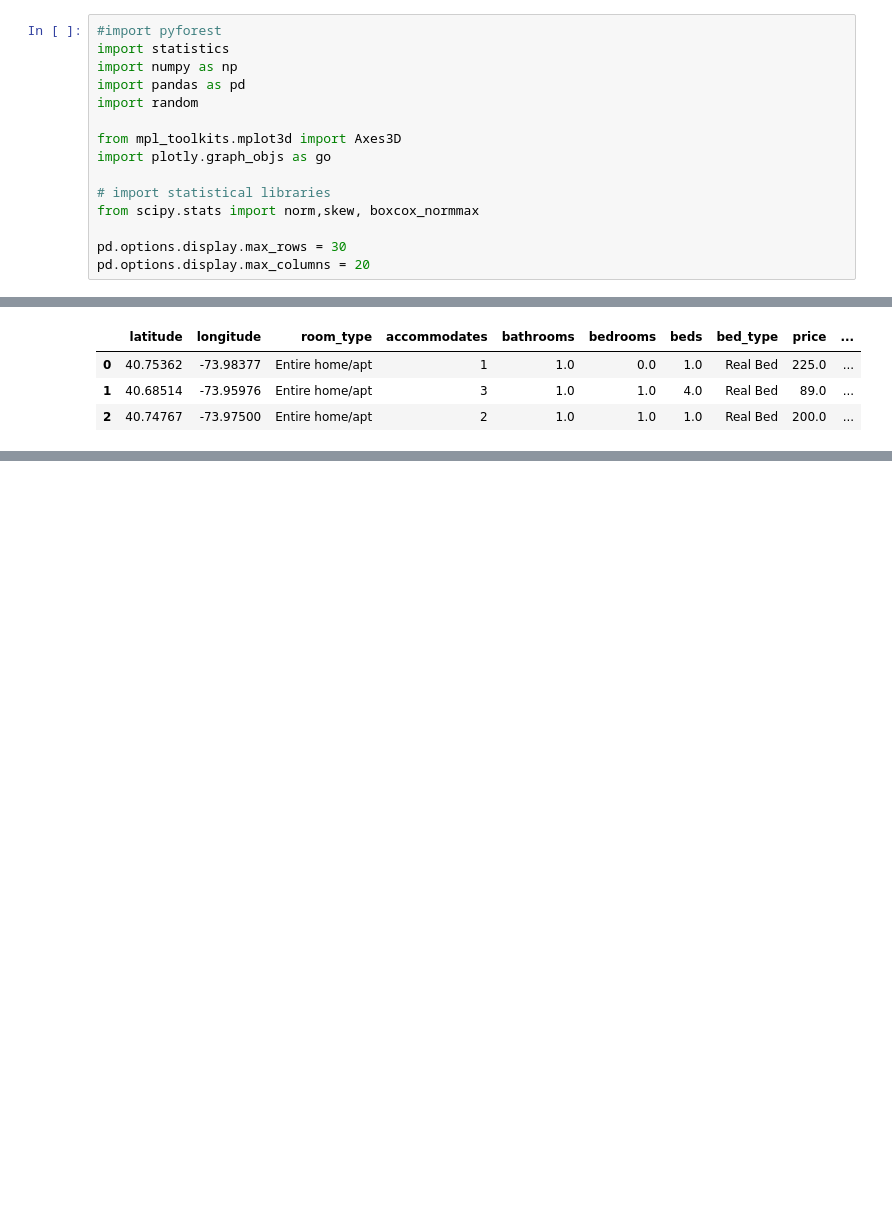
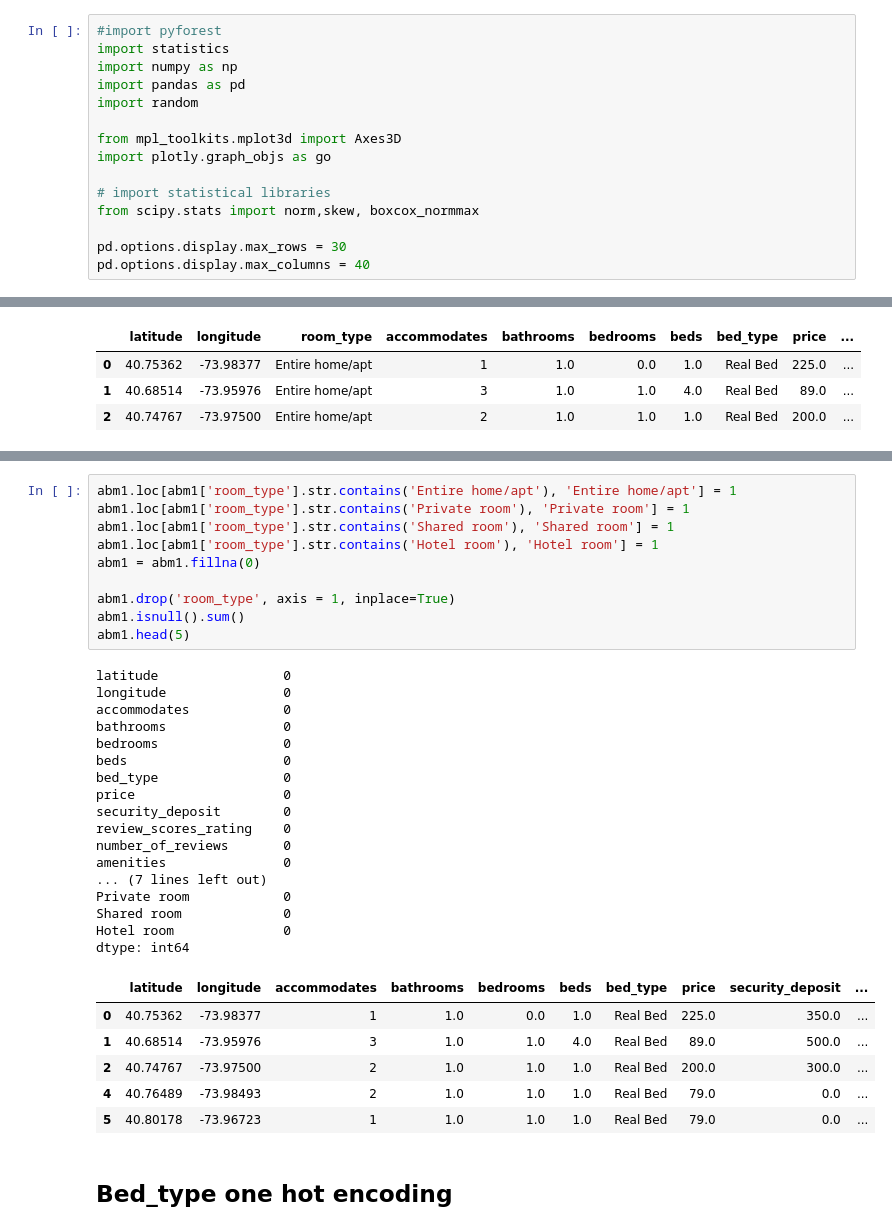
Before and after one commit to whitw/CAUBigdata, a Jupyter notebook: big-data-team-17-cau.ipynb, the cells around one changed output, grey strips where cells are left out. Cells and saved outputs as stored; diff of their text form; blank space fills up the shorter version.

```diff
--- a/big-data-team-17-cau.ipynb
+++ b/big-data-team-17-cau.ipynb
@@ -17,7 +17,7 @@ import plotly.graph_objs as go
 from scipy.stats import norm,skew, boxcox_normmax
 
 pd.options.display.max_rows = 30
-pd.options.display.max_columns = 20
+pd.options.display.max_columns = 40
 # %%
 abm =  pd.read_csv('../input/airbnb-new-york-city-with-106-features/airbnbmark1.csv')
 abm.head(3)
@@ -231,0 +242,36 @@ abm1.head(3)
+# %%
+abm1.loc[abm1['room_type'].str.contains('Entire home/apt'), 'Entire home/apt'] = 1
+abm1.loc[abm1['room_type'].str.contains('Private room'), 'Private room'] = 1
+abm1.loc[abm1['room_type'].str.contains('Shared room'), 'Shared room'] = 1
+abm1.loc[abm1['room_type'].str.contains('Hotel room'), 'Hotel room'] = 1
+abm1 = abm1.fillna(0)
+
+abm1.drop('room_type', axis = 1, inplace=True)
+abm1.isnull().sum()
+abm1.head(5)
+# %% [output]
+latitude                0
+longitude               0
+accommodates            0
+bathrooms               0
+bedrooms                0
+beds                    0
+bed_type                0
+price                   0
+security_deposit        0
+review_scores_rating    0
+number_of_reviews       0
+amenities               0
+... (7 lines left out)
+Private room            0
+Shared room             0
+Hotel room              0
+dtype: int64
+|  | latitude | longitude | accommodates | bathrooms | bedrooms | beds | bed_type | price | security_deposit | ... |
+| 0 | 40.75362 | -73.98377 | 1 | 1.0 | 0.0 | 1.0 | Real Bed | 225.0 | 350.0 | ... |
+| 1 | 40.68514 | -73.95976 | 3 | 1.0 | 1.0 | 4.0 | Real Bed | 89.0 | 500.0 | ... |
+| 2 | 40.74767 | -73.97500 | 2 | 1.0 | 1.0 | 1.0 | Real Bed | 200.0 | 300.0 | ... |
+| 4 | 40.76489 | -73.98493 | 2 | 1.0 | 1.0 | 1.0 | Real Bed | 79.0 | 0.0 | ... |
+| 5 | 40.80178 | -73.96723 | 1 | 1.0 | 1.0 | 1.0 | Real Bed | 79.0 | 0.0 | ... |
+# %% [markdown]
+## Bed_type one hot encoding
```
Also changed, not shown: parts of 5 cells of this notebook.
